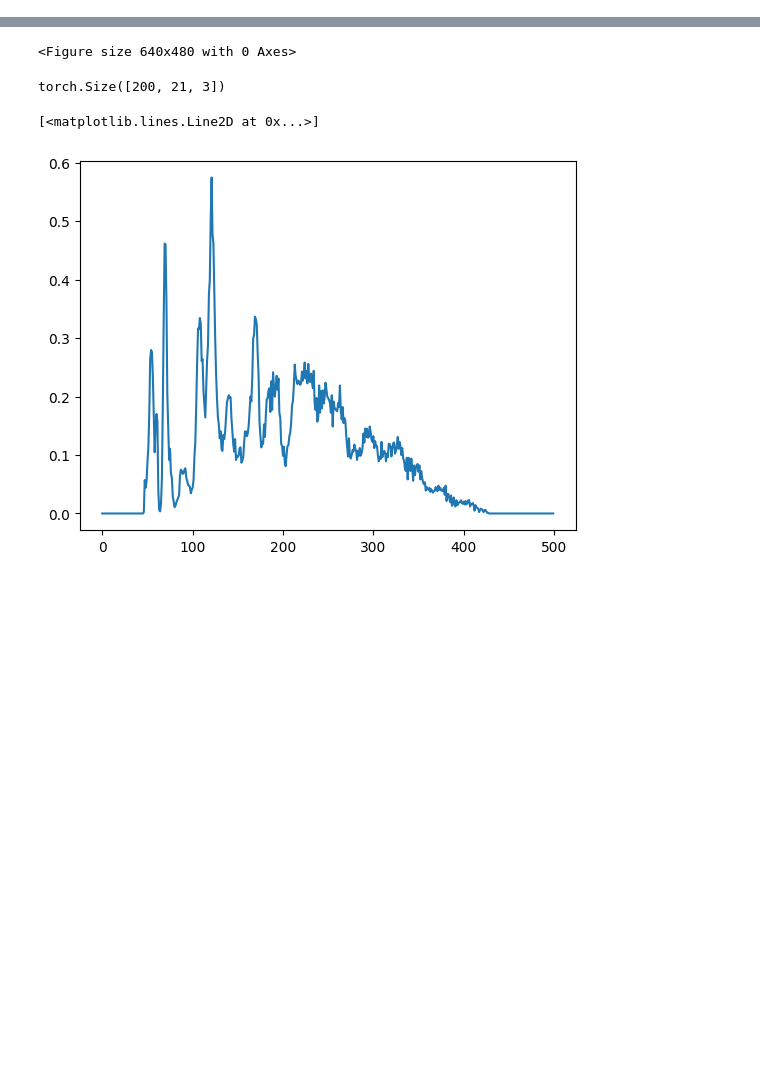
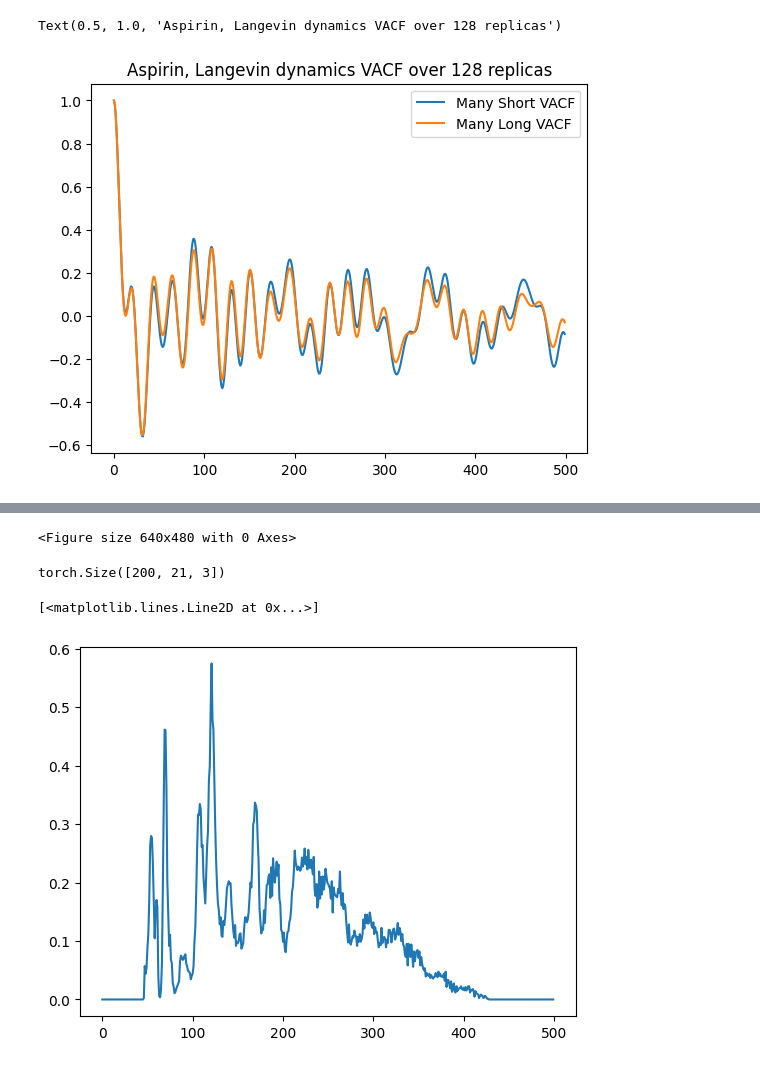
Before and after one commit to jeevster/implicit-md, a Jupyter notebook: Untitled.ipynb, the cells around one changed output, grey strips where cells are left out. Saved outputs shown, nothing was run; the diff lists cells and outputs as text; code cells hidden in the pictures; blank space fills up the shorter version.

```diff
--- a/Untitled.ipynb
+++ b/Untitled.ipynb
@@ -27,3 +4,20 @@ Text(0, 0.5, 'Contact Probability')
+# %%
+import numpy as np
+import matplotlib.pyplot as plt
+
+vacf_long = np.load("/home/sanjeevr/implicit-md/mean_vacf.npy")
+vacf_short = np.load("/home/sanjeevr/implicit-md/mean_short_vacf.npy")
+vacf_single_long = np.load("/home/sanjeevr/implicit-md/single_vacf.npy")
+gt_vacf = np.load('/home/sanjeevr/implicit-md/results_nnip_continuous_new/IMPLICIT_schnet_aspirin_TEST/gt_vacf.npy')
+plt.plot(vacf_short, label = "Many Short VACF")
+plt.plot(vacf_long, label = "Many Long VACF")
+#plt.plot(vacf_single_long, label = "Single Long VACF")
+#plt.plot(gt_vacf, label = "GT VACF")
+plt.legend()
+plt.title("Aspirin, Langevin dynamics VACF over 128 replicas")
+# %% [output]
+Text(0.5, 1.0, 'Aspirin, Langevin dynamics VACF over 128 replicas')
+[figure, added]
 # %%
 import numpy as np
 import matplotlib.pyplot as plt
```
Also changed, not shown: parts of 2 cells of this notebook, 9 other files.
